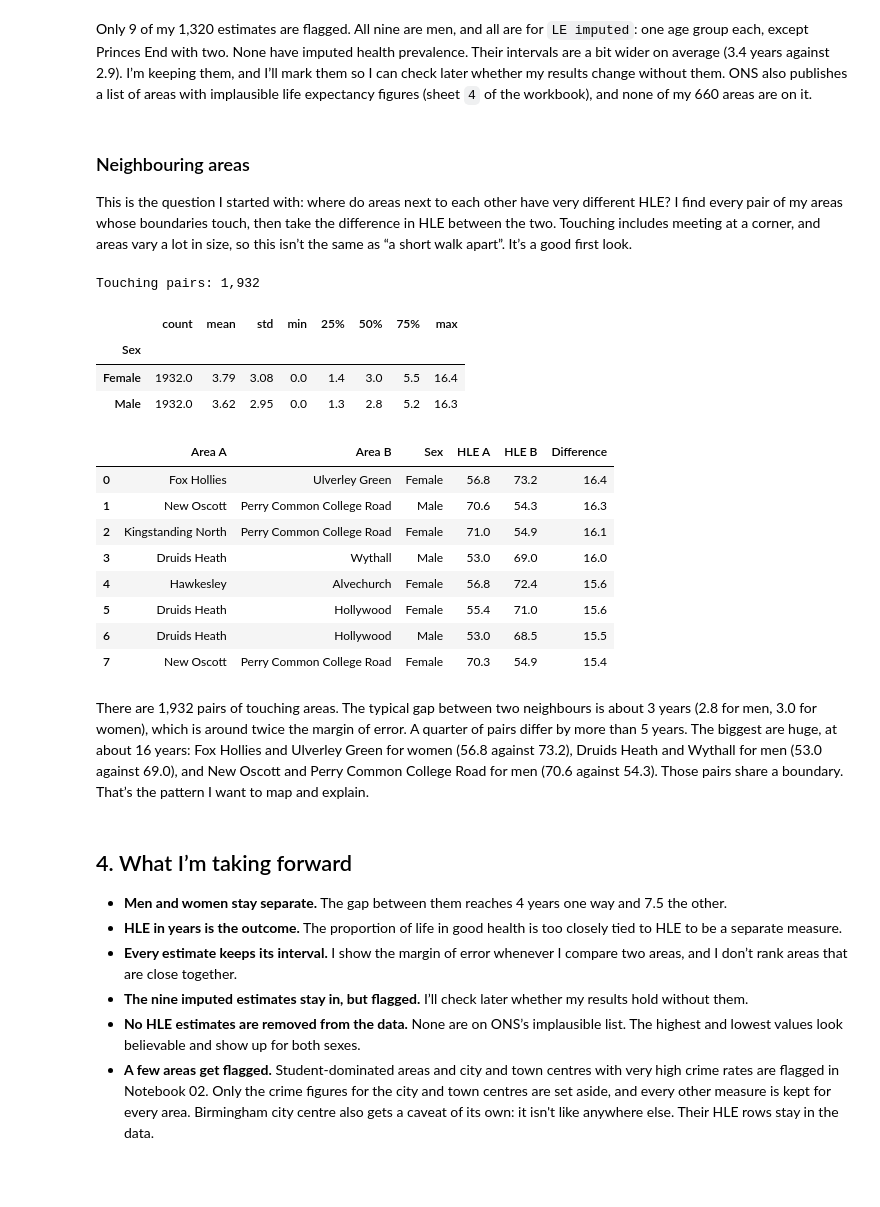
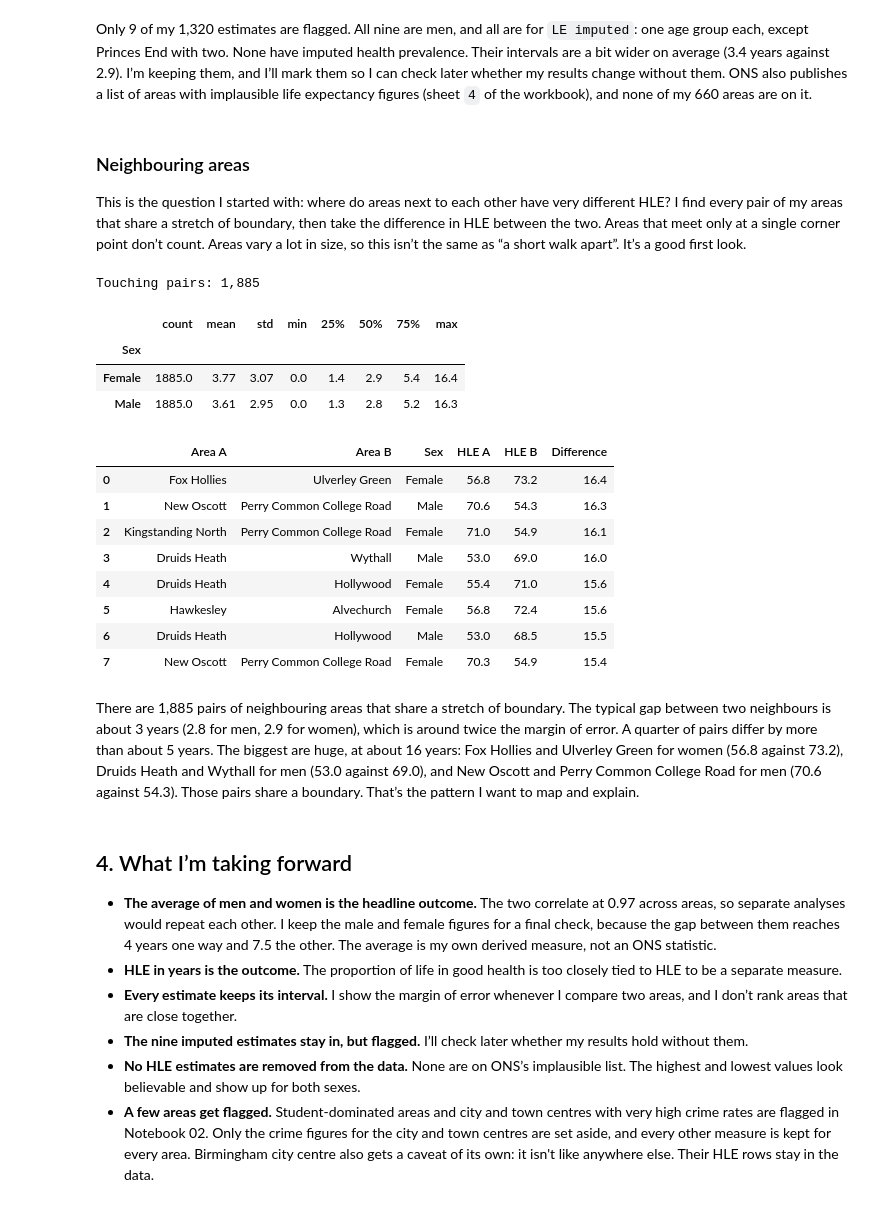
Before and after one commit to TidyWeb/Code-Institute-DA-with-AI-Unit-2-Assessment, a Jupyter notebook: notebooks/A — Source Exploration/01_Source_Exploration.ipynb, the cells around one changed output. Saved outputs shown, nothing was run; the diff lists cells and outputs as text; code cells hidden in the pictures; blank space fills up the shorter version.

Commit message:
Revise notebooks one through four
Publish the updated source exploration, data preparation, joined-table exploration, and neighbour-gap notebooks.

```diff
--- a/notebooks/A — Source Exploration/01_Source_Exploration.ipynb
+++ b/notebooks/A — Source Exploration/01_Source_Exploration.ipynb
@@ -24,43 +24,41 @@ HLE source and definitions: [ONS MSOA health-state life expectancy, 2019–2023]
 I read the HLE workbook with pandas, and the MSOA boundary file to see which areas I’ve got. I don’t change either source file. The boundary file covers 660 MSOAs. That’s what I have to work with for now, not my final study area.
 # %%
 import sys
+from pathlib import Path
+
 import pandas as pd
 import geopandas as gpd
-import re
-import html
 import matplotlib.pyplot as plt
+from IPython.display import display
+
 
 print("Python version:", sys.version.split()[0])
-from pathlib import Path
-from IPython.display import display
 
-# Find the project from the notebook's current folder.
-working_folder = Path.cwd()
-project_folder = next(
-    folder for folder in [working_folder, *working_folder.parents]
-    if (folder / "Data/Raw").is_dir() or (folder / "data/raw").is_dir()
-)
+
+# Find the project from the notebook's current folder. My working copy uses Data/, the GitHub copy uses data/.
+project_folder = next(folder for folder in [Path.cwd(), *Path.cwd().parents]
+                      if (folder / "Data/Raw").is_dir() or (folder / "data/raw").is_dir())
 data_folder = project_folder / ("Data" if (project_folder / "Data").is_dir() else "data")
 
+
+# In the GitHub copy the first folder is lowercase (data/raw, data/cleaned), so I lower it to match.
 def project_data(relative_path):
-    """Locate a data file or folder in either project layout."""
     parts = Path(relative_path).parts
     if data_folder.name == "data":
         parts = (parts[0].lower(), *parts[1:])
     return data_folder.joinpath(*parts)
 
+
+# Every source sits in the project's own raw folder, so the notebook runs wherever the project is copied.
 def raw_file(filename):
-    """Find an untouched source in the project's raw collection."""
     candidates = sorted(project_data("Raw").rglob(filename))
     if not candidates:
-        # The working collection also contains the original Unit 2 downloads.
-        candidates = sorted((project_folder.parent.parent / "Datasets/Raw").rglob(filename))
-    if not candidates:
-        raise FileNotFoundError(f"Raw source not found: {filename}")
+        raise FileNotFoundError(f"Raw source not found in the project's raw folder: {filename}")
     return candidates[0]
 
 
 boundaries = gpd.read_file(raw_file("ons_msoa21_boundaries_exploratory_west_midlands.geojson"))
+
 # Identify the published MSOA code field from its values.
 boundary_code_field = next(
     field for field in boundaries.columns if field != "geometry"
@@ -68,6 +66,7 @@ boundary_code_field = next(
 )
 coverage_codes = set(boundaries[boundary_code_field])
 assert boundaries[boundary_code_field].is_unique
+
 print(f"Available coverage: {len(coverage_codes):,} MSOAs")
 # %% [output]
 Python version: 3.14.7
@@ -355,53 +370,60 @@ Only 9 of my 1,320 estimates are flagged. All nine are men, and all are for `LE
 # %% [markdown]
 ### Neighbouring areas
 
-This is the question I started with: where do areas next to each other have very different HLE? I find every pair of my areas whose boundaries touch, then take the difference in HLE between the two. Touching includes meeting at a corner, and areas vary a lot in size, so this isn’t the same as “a short walk apart”. It’s a good first look.
+This is the question I started with: where do areas next to each other have very different HLE? I find every pair of my areas that share a stretch of boundary, then take the difference in HLE between the two. Areas that meet only at a single corner point don’t count. Areas vary a lot in size, so this isn’t the same as “a short walk apart”. It’s a good first look.
 # %%
-boundaries_by_code = boundaries.set_index(boundary_code_field)
+boundaries_by_code = boundaries.set_index(boundary_code_field).to_crs(27700)  # metres, so shared edge length means something
 area_codes = list(boundaries_by_code.index)
 shapes = boundaries_by_code.geometry.values
 tree = boundaries_by_code.sindex
 
 touching = set()
+
 for i, shape in enumerate(shapes):
     for j in tree.query(shape, predicate="intersects"):
-        if i != j:
+        # Only count areas that share at least a metre of boundary, not areas that meet at a single corner point.
+        if i != j and shape.boundary.intersection(shapes[j].boundary).length > 1:
             touching.add(tuple(sorted((area_codes[i], area_codes[j]))))
+
 assert not (set(area_codes) - {code for pair in touching for code in pair}), "An area with no neighbour needs a look"
 
 records = []
-for first, second in touching:
+
+# Sorted, so tied differences always come out in the same order.
+for first, second in sorted(touching):
     for sex in ["Male", "Female"]:
         records.append({
             "Area A": name_by_code[first], "Area B": name_by_code[second], "Sex": sex,
             "HLE A": by_sex.loc[first, sex], "HLE B": by_sex.loc[second, sex],
             "Difference": round(abs(by_sex.loc[first, sex] - by_sex.loc[second, sex]), 1),
         })
+
 neighbours = pd.DataFrame(records)
+
 print(f"Touching pairs: {len(touching):,}")
 display(neighbours.groupby("Sex")["Difference"].describe().round(2))
 display(neighbours.nlargest(8, "Difference").reset_index(drop=True))
 # %% [output]
-Touching pairs: 1,932
+Touching pairs: 1,885
 |  | count | mean | std | min | 25% | 50% | 75% | max |
 | Sex |  |  |  |  |  |  |  |  |
-| Female | 1932.0 | 3.79 | 3.08 | 0.0 | 1.4 | 3.0 | 5.5 | 16.4 |
-| Male | 1932.0 | 3.62 | 2.95 | 0.0 | 1.3 | 2.8 | 5.2 | 16.3 |
+| Female | 1885.0 | 3.77 | 3.07 | 0.0 | 1.4 | 2.9 | 5.4 | 16.4 |
+| Male | 1885.0 | 3.61 | 2.95 | 0.0 | 1.3 | 2.8 | 5.2 | 16.3 |
 |  | Area A | Area B | Sex | HLE A | HLE B | Difference |
 | 0 | Fox Hollies | Ulverley Green | Female | 56.8 | 73.2 | 16.4 |
 | 1 | New Oscott | Perry Common College Road | Male | 70.6 | 54.3 | 16.3 |
 | 2 | Kingstanding North | Perry Common College Road | Female | 71.0 | 54.9 | 16.1 |
 | 3 | Druids Heath | Wythall | Male | 53.0 | 69.0 | 16.0 |
-| 4 | Hawkesley | Alvechurch | Female | 56.8 | 72.4 | 15.6 |
-| 5 | Druids Heath | Hollywood | Female | 55.4 | 71.0 | 15.6 |
+| 4 | Druids Heath | Hollywood | Female | 55.4 | 71.0 | 15.6 |
+| 5 | Hawkesley | Alvechurch | Female | 56.8 | 72.4 | 15.6 |
 | 6 | Druids Heath | Hollywood | Male | 53.0 | 68.5 | 15.5 |
 | 7 | New Oscott | Perry Common College Road | Female | 70.3 | 54.9 | 15.4 |
 # %% [markdown]
-There are 1,932 pairs of touching areas. The typical gap between two neighbours is about 3 years (2.8 for men, 3.0 for women), which is around twice the margin of error. A quarter of pairs differ by more than 5 years. The biggest are huge, at about 16 years: Fox Hollies and Ulverley Green for women (56.8 against 73.2), Druids Heath and Wythall for men (53.0 against 69.0), and New Oscott and Perry Common College Road for men (70.6 against 54.3). Those pairs share a boundary. That’s the pattern I want to map and explain.
+There are 1,885 pairs of neighbouring areas that share a stretch of boundary. The typical gap between two neighbours is about 3 years (2.8 for men, 2.9 for women), which is around twice the margin of error. A quarter of pairs differ by more than about 5 years. The biggest are huge, at about 16 years: Fox Hollies and Ulverley Green for women (56.8 against 73.2), Druids Heath and Wythall for men (53.0 against 69.0), and New Oscott and Perry Common College Road for men (70.6 against 54.3). Those pairs share a boundary. That’s the pattern I want to map and explain.
 # %% [markdown]
 ## 4. What I’m taking forward
 
-- **Men and women stay separate.** The gap between them reaches 4 years one way and 7.5 the other.
+- **The average of men and women is the headline outcome.** The two correlate at 0.97 across areas, so separate analyses would repeat each other. I keep the male and female figures for a final check, because the gap between them reaches 4 years one way and 7.5 the other. The average is my own derived measure, not an ONS statistic.
 - **HLE in years is the outcome.** The proportion of life in good health is too closely tied to HLE to be a separate measure.
 - **Every estimate keeps its interval.** I show the margin of error whenever I compare two areas, and I don’t rank areas that are close together.
 - **The nine imputed estimates stay in, but flagged.** I’ll check later whether my results hold without them.
```
Also changed, not shown: parts of 10 cells of this notebook, 3 other files.
